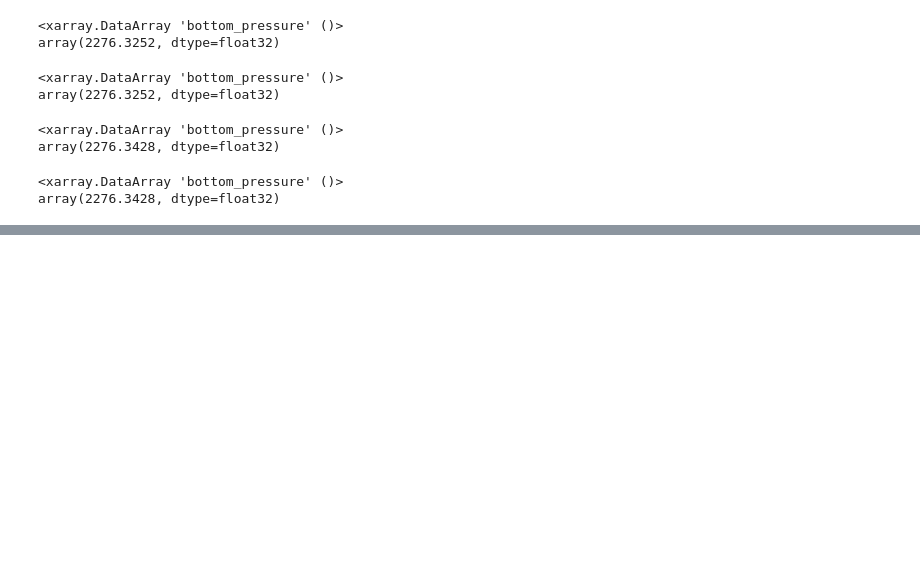
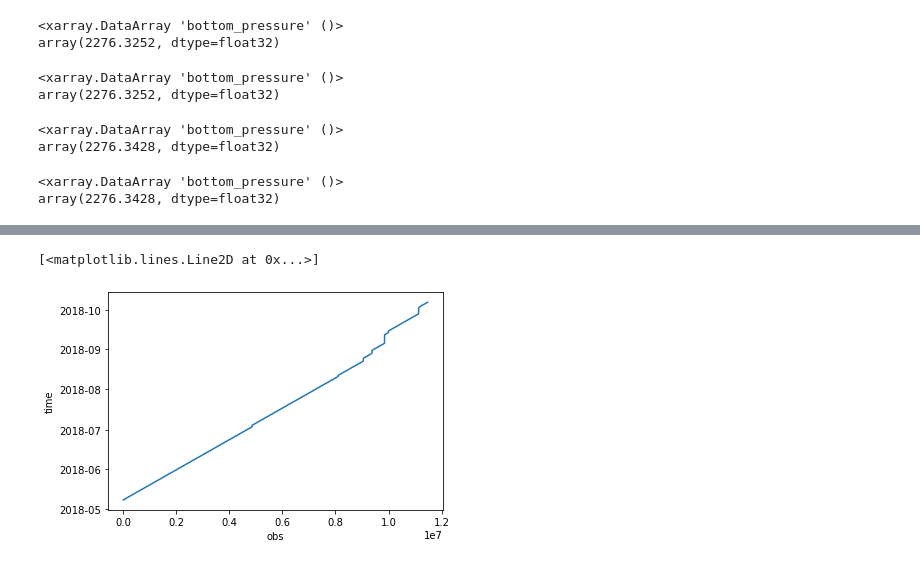
Before and after one commit to robfatland/chlorophyll, a Jupyter notebook: tilt.ipynb, the cells around one changed output, grey strips where cells are left out. Drawn from its saved outputs; the diff is of its cells as text; code cells hidden in the pictures; blank space fills up the shorter version.

```diff
--- a/tilt.ipynb
+++ b/tilt.ipynb
@@ -302,0 +366,5 @@ for this_file in glob.glob('/data/botpt/deployment*.nc'):
+# %%
+time.plot()
+# %% [output]
+[<matplotlib.lines.Line2D at 0x...>]
+[figure, added]
```
Also changed, not shown: parts of 31 cells of this notebook, 2 other files.
